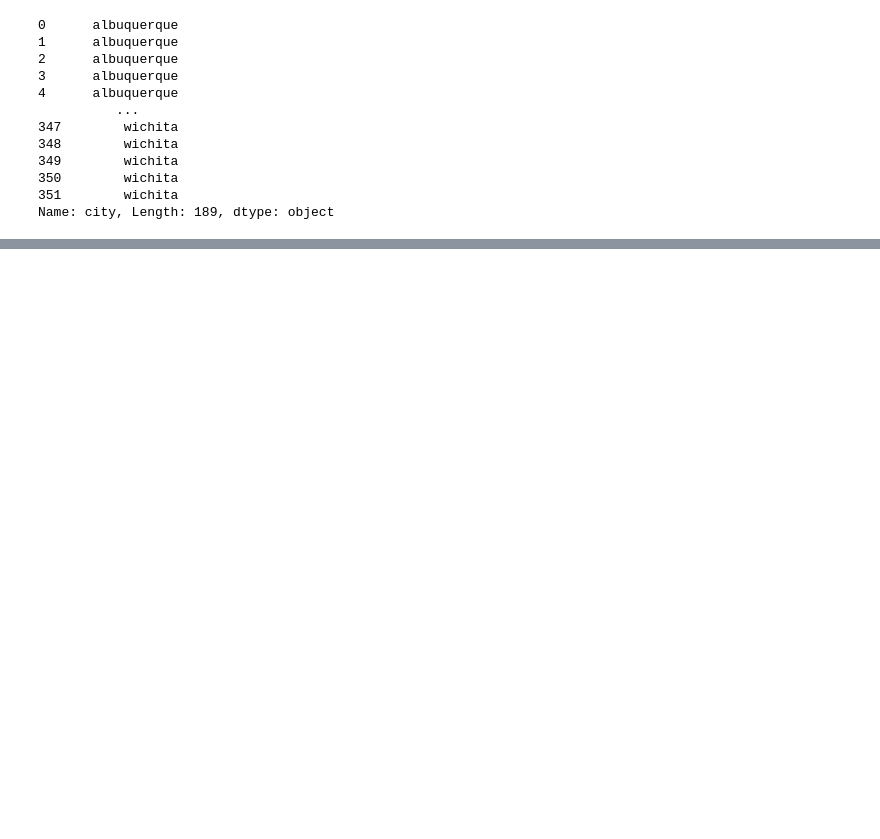
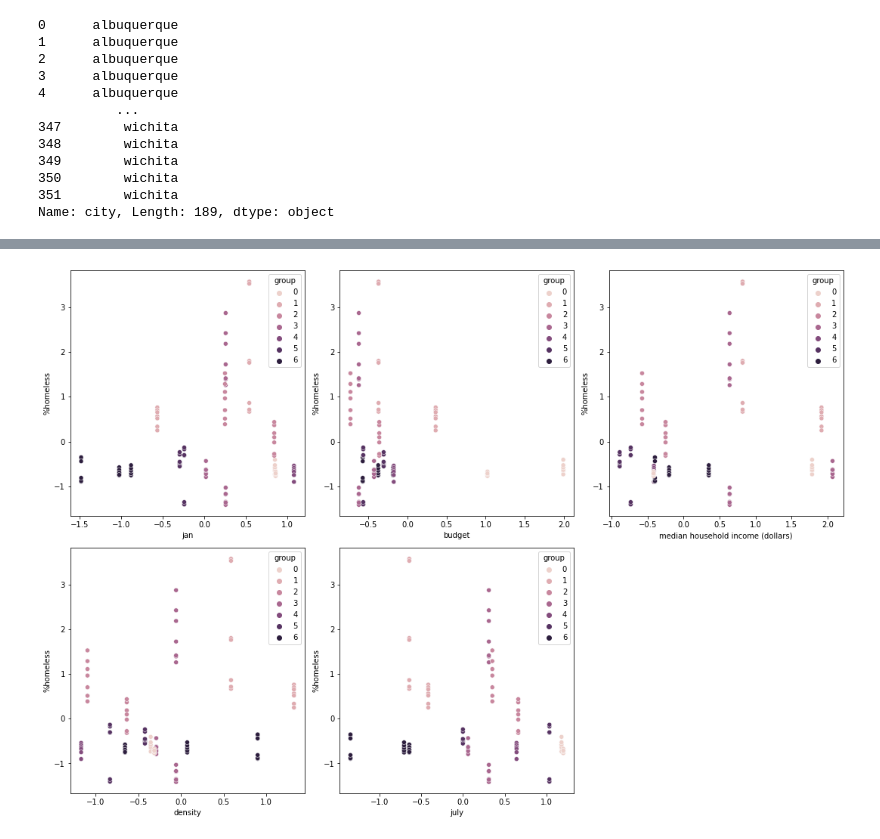
Before and after one commit to AndrewGossage/Homelessness-in-America, a Jupyter notebook: primary-code/1-EDA.ipynb, the cells around one changed output, grey strips where cells are left out. Cells and saved outputs as stored; diff of their text form; code cells hidden in the pictures; blank space fills up the shorter version.

```diff
--- a/primary-code/1-EDA.ipynb
+++ b/primary-code/1-EDA.ipynb
@@ -409,0 +464,21 @@ sns.scatterplot(x = 'jan' , y ='overall homeless', data =dfsc)
+# %%
+plt.figure(figsize=(15,15))
+plt.subplot(3,3,1)
+sns.scatterplot(x = 'jan' , y ='%homeless', data =dfsc, hue = 'group')
+
+plt.subplot(3,3,2)
+sns.scatterplot(x = 'budget' , y ='%homeless', data =dfsc, hue = 'group')
+
+plt.subplot(3,3,3)
+sns.scatterplot(x = 'median household income (dollars)' , y ='%homeless', data =dfsc, hue = 'group')
+
+
+plt.subplot(3,3,4)
+sns.scatterplot(x = 'density' , y ='%homeless',data =dfsc, hue = 'group')
+
+plt.subplot(3,3,5)
+sns.scatterplot(x = 'july' , y ='%homeless', data =dfsc, hue = 'group')
+
+plt.tight_layout();
+# %% [output]
+[figure, added]
```
Also changed, not shown: parts of 28 cells of this notebook.
